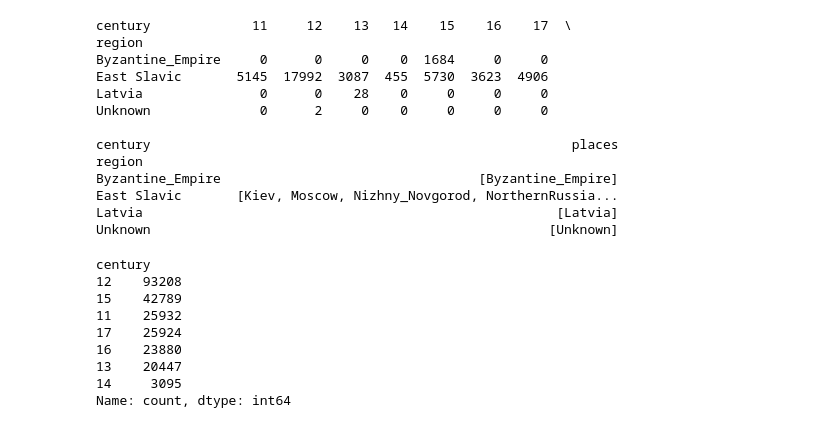
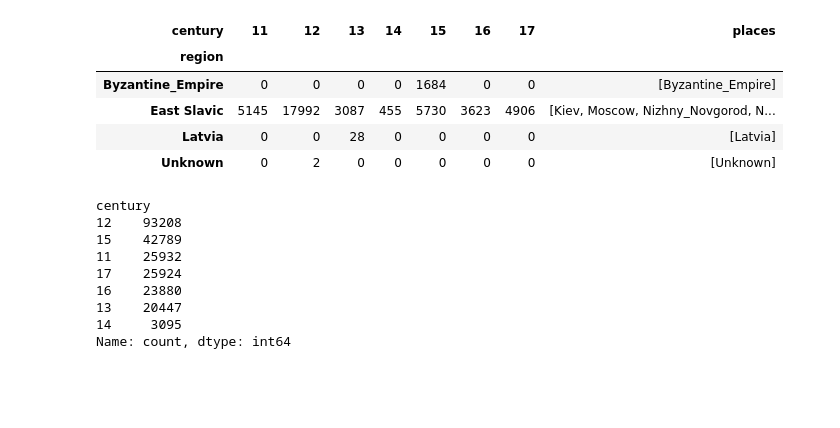
Before and after one commit to m03dtb/old-east-slavic-corpus-analysis, a Jupyter notebook: 02/7_Analysis.ipynb, the cells around one changed output. Cells and saved outputs as stored; diff of their text form; code cells hidden in the pictures; blank space fills up the shorter version.

```diff
--- a/02/7_Analysis.ipynb
+++ b/02/7_Analysis.ipynb
@@ -153,26 +154,20 @@ Unknown                    [Unknown]
 # %%
 table = groupby_col_row_size_table_optional_filter(
     df,
     col='region',
     row='century',
     filter_col='POS',
     filter_val='V-'
 )
-print(table)
+
+table
 # %% [output]
-century             11     12    13   14    15    16    17  \
-region
-Byzantine_Empire     0      0     0    0  1684     0     0
-East Slavic       5145  17992  3087  455  5730  3623  4906
-Latvia               0      0    28    0     0     0     0
-Unknown              0      2     0    0     0     0     0
-
-century                                                      places
-region
-Byzantine_Empire                                 [Byzantine_Empire]
-East Slavic       [Kiev, Moscow, Nizhny_Novgorod, NorthernRussia...
-Latvia                                                     [Latvia]
-Unknown                                                   [Unknown]
+| century | 11 | 12 | 13 | 14 | 15 | 16 | 17 | places |
+| region |  |  |  |  |  |  |  |  |
+| Byzantine_Empire | 0 | 0 | 0 | 0 | 1684 | 0 | 0 | [Byzantine_Empire] |
+| East Slavic | 5145 | 17992 | 3087 | 455 | 5730 | 3623 | 4906 | [Kiev, Moscow, Nizhny_Novgorod, N... |
+| Latvia | 0 | 0 | 28 | 0 | 0 | 0 | 0 | [Latvia] |
+| Unknown | 0 | 2 | 0 | 0 | 0 | 0 | 0 | [Unknown] |
 # %%
 # Count sum of verbs per Century (over all files)
 df_century_value_count_after_filter = df.century.value_counts()
```
Also changed, not shown: parts of 5 cells of this notebook, 3 other files.
